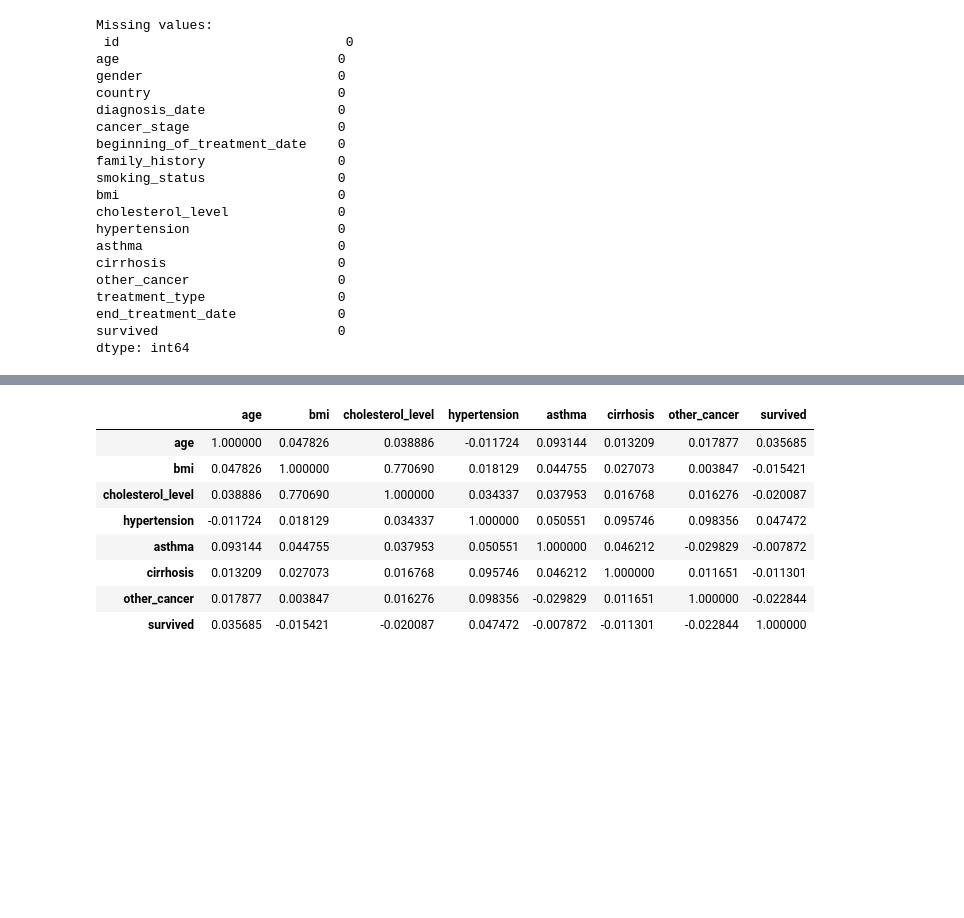
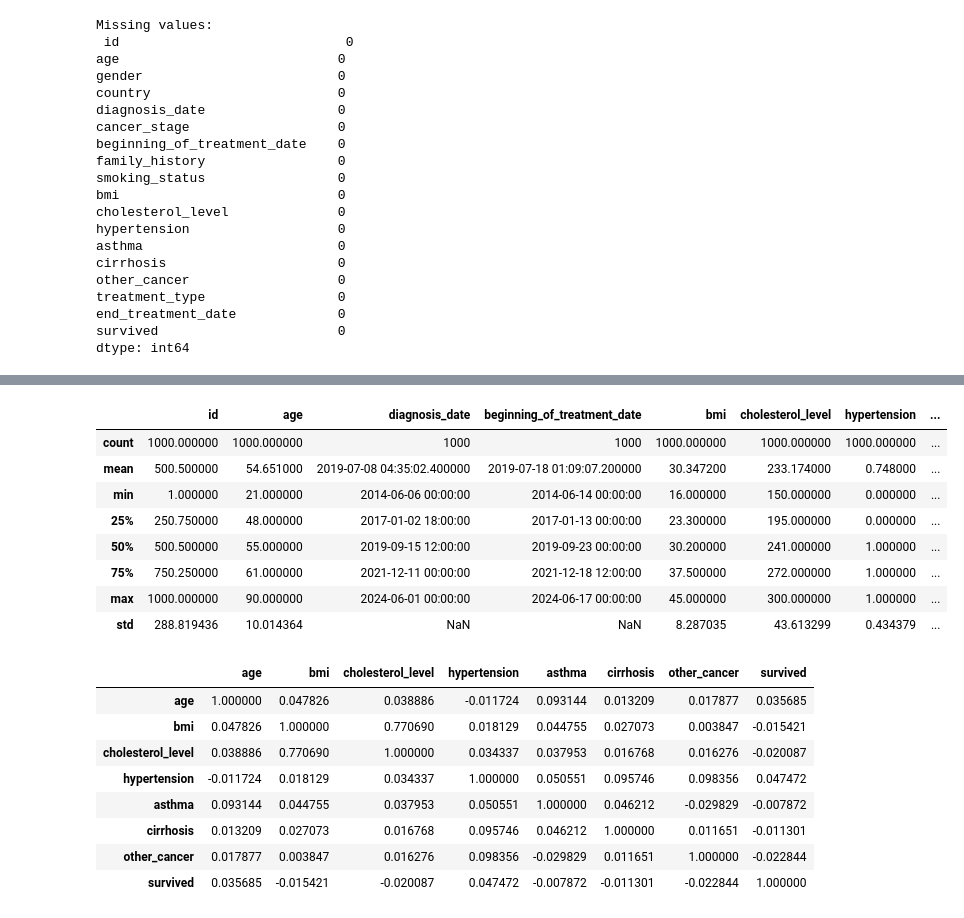
Before and after one commit to xXMohitXx/ML_Project, a Jupyter notebook: LungCancerMortalityRateMainLinearRegression.ipynb, the cells around one changed output, grey strips where cells are left out. Saved outputs shown, nothing was run; the diff lists cells and outputs as text; code cells hidden in the pictures; blank space fills up the shorter version.

```diff
--- a/LungCancerMortalityRateMainLinearRegression.ipynb
+++ b/LungCancerMortalityRateMainLinearRegression.ipynb
@@ -43,0 +114,12 @@ dtype: int64
+# %%
+data.describe()
+# %% [output]
+|  | id | age | diagnosis_date | beginning_of_treatment_date | bmi | cholesterol_level | hypertension | ... |
+| count | 1000.000000 | 1000.000000 | 1000 | 1000 | 1000.000000 | 1000.000000 | 1000.000000 | ... |
+| mean | 500.500000 | 54.651000 | 2019-07-08 04:35:02.400000 | 2019-07-18 01:09:07.200000 | 30.347200 | 233.174000 | 0.748000 | ... |
+| min | 1.000000 | 21.000000 | 2014-06-06 00:00:00 | 2014-06-14 00:00:00 | 16.000000 | 150.000000 | 0.000000 | ... |
+| 25% | 250.750000 | 48.000000 | 2017-01-02 18:00:00 | 2017-01-13 00:00:00 | 23.300000 | 195.000000 | 0.000000 | ... |
+| 50% | 500.500000 | 55.000000 | 2019-09-15 12:00:00 | 2019-09-23 00:00:00 | 30.200000 | 241.000000 | 1.000000 | ... |
+| 75% | 750.250000 | 61.000000 | 2021-12-11 00:00:00 | 2021-12-18 12:00:00 | 37.500000 | 272.000000 | 1.000000 | ... |
+| max | 1000.000000 | 90.000000 | 2024-06-01 00:00:00 | 2024-06-17 00:00:00 | 45.000000 | 300.000000 | 1.000000 | ... |
+| std | 288.819436 | 10.014364 | NaN | NaN | 8.287035 | 43.613299 | 0.434379 | ... |
```
Also changed, not shown: parts of 7 cells of this notebook.
